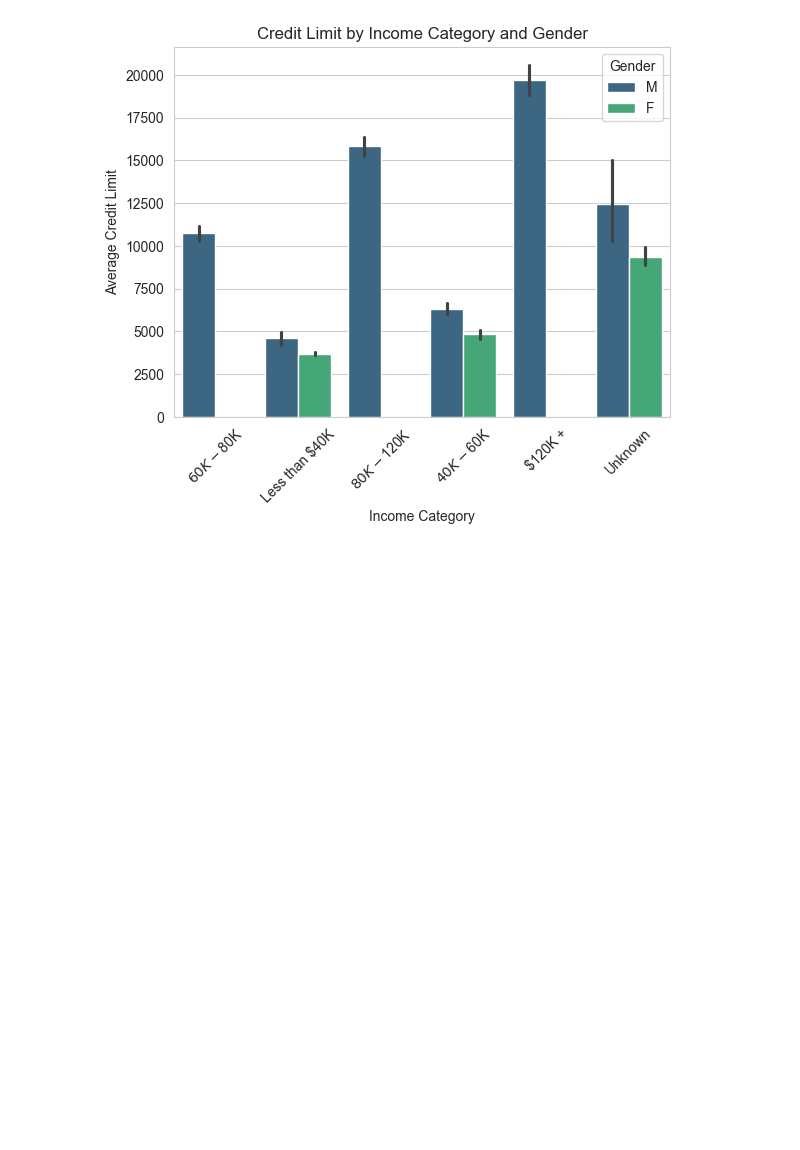
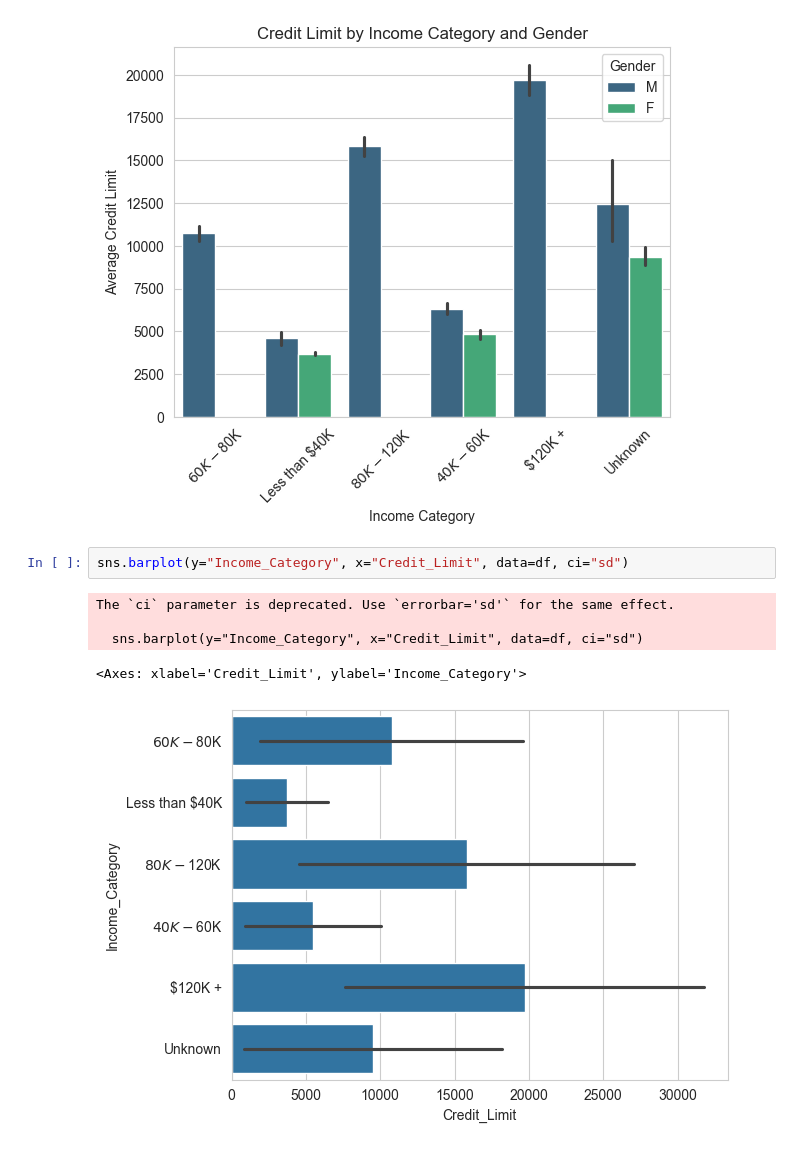
Before and after one commit to vijaypatha/data-visualizations, a Jupyter notebook: 04_other_visualizations_tools.ipynb, the cells around one changed output. Cells and saved outputs as stored; diff of their text form; blank space fills up the shorter version.

```diff
--- a/04_other_visualizations_tools.ipynb
+++ b/04_other_visualizations_tools.ipynb
@@ -133,3 +187,11 @@ plt.legend(title="Gender")
 plt.show()
 # %% [output]
 [figure]
+# %%
+sns.barplot(y="Income_Category", x="Credit_Limit", data=df, ci="sd")
+# %% [output]
+The `ci` parameter is deprecated. Use `errorbar='sd'` for the same effect.
+
+  sns.barplot(y="Income_Category", x="Credit_Limit", data=df, ci="sd")
+<Axes: xlabel='Credit_Limit', ylabel='Income_Category'>
+[figure, added]
```
Also changed, not shown: parts of 11 cells of this notebook.
